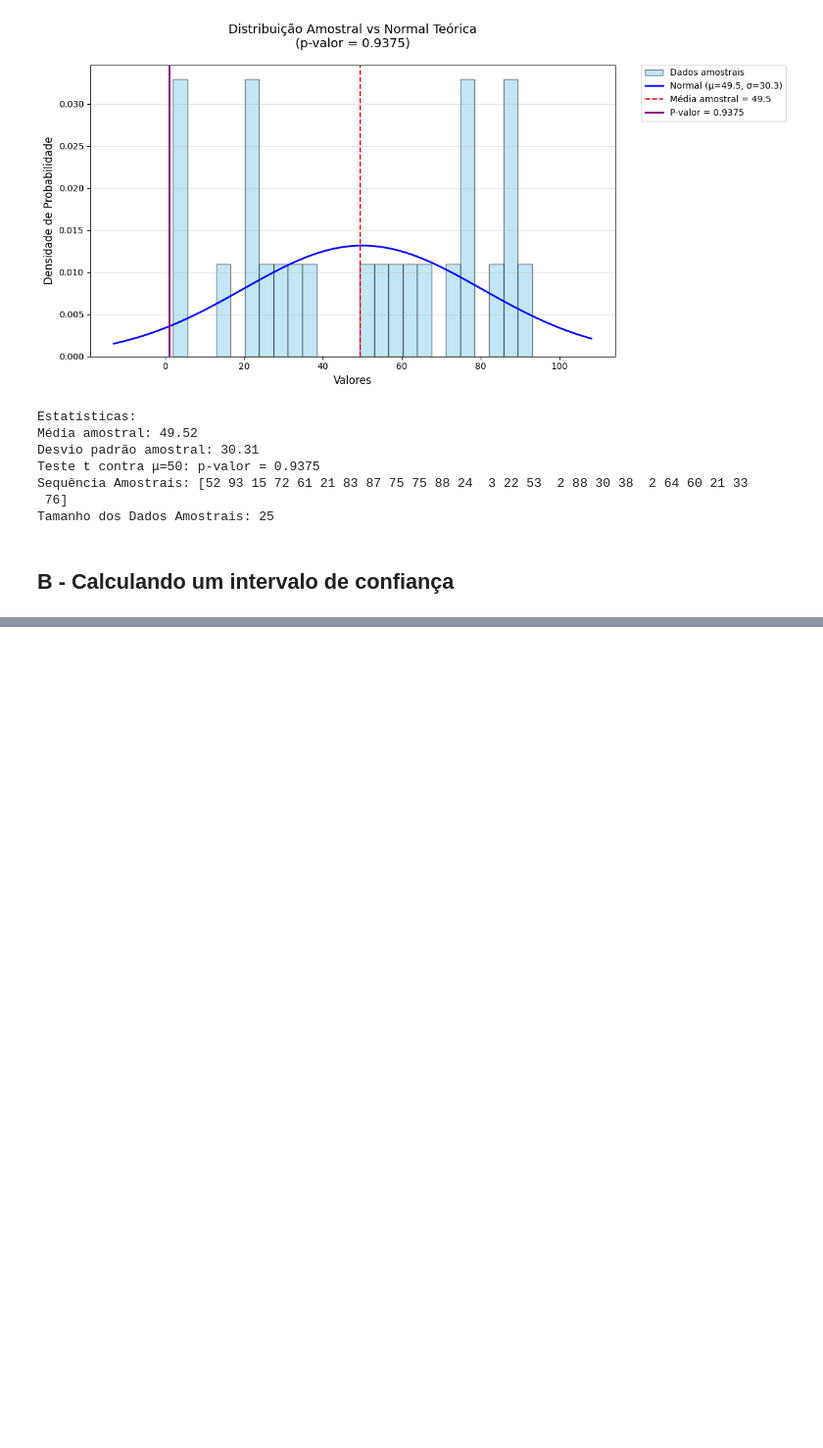
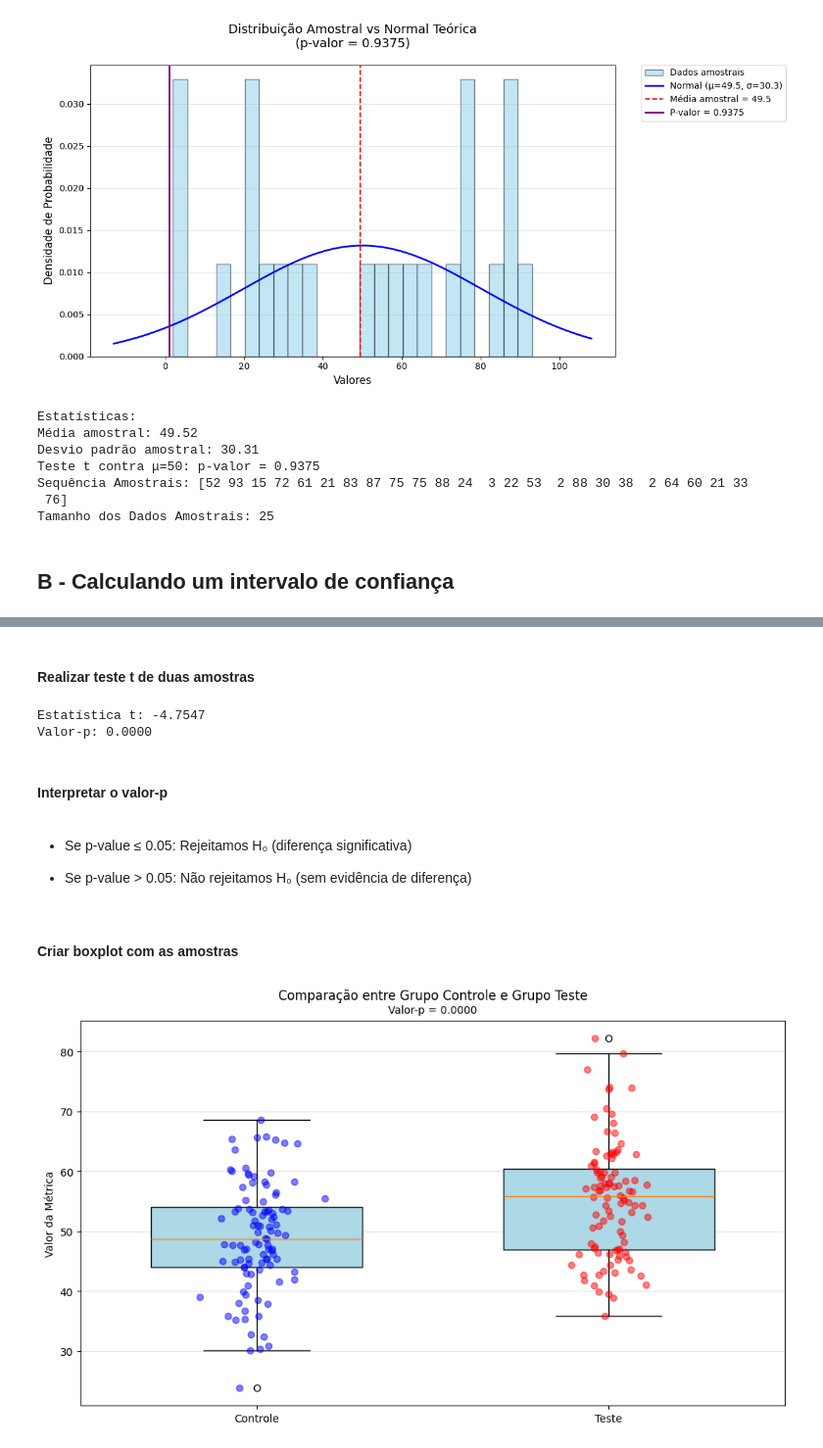
Before and after one commit to MatheuseduPinheiro/Atividade-4---Fundamentos, a Jupyter notebook: index.ipynb, the cells around one changed output, grey strips where cells are left out. Shown at 98% size. Drawn from its saved outputs; the diff is of its cells as text; code cells hidden in the pictures; blank space fills up the shorter version.

Commit message:
Aplicação do P-value na Hipotese Nula

```diff
--- a/index.ipynb
+++ b/index.ipynb
@@ -402,0 +459,7 @@ between 57.074 and 67.126
+# %%
+# Semente para reproduzibilidade
+np.random.seed(42)
+
+# Criar dados simulados
+grupo_controle = np.random.normal(loc=50, scale=10, size=100)
+grupo_teste = np.random.normal(loc=55, scale=10, size=100)
@@ -402,0 +472,49 @@ between 57.074 and 67.126
+# %% [markdown]
+#### Realizar teste t de duas amostras
+# %%
+# Realizar teste t
+t_stat, p_value = stats.ttest_ind(grupo_controle, grupo_teste)
+
+print(f"Estatística t: {t_stat:.4f}")
+print(f"Valor-p: {p_value:.4f}")
+# %% [output]
+Estatística t: -4.7547
+Valor-p: 0.0000
+# %% [markdown]
+#### Interpretar o valor-p
+# %% [markdown]
+- Se p-value ≤ 0.05: Rejeitamos H₀ (diferença significativa)
+
+- Se p-value > 0.05: Não rejeitamos H₀ (sem evidência de diferença)
+# %% [markdown]
+#### Criar boxplot com as amostras
+# %%
+plt.figure(figsize=(10, 6))
+
+# Boxplot
+plt.boxplot([grupo_controle, grupo_teste],
+            positions=[1, 2],
+            widths=0.6,
+            patch_artist=True,
+            boxprops=dict(facecolor='lightblue'))
+
+# Plotar pontos individuais (amostras)
+for i in range(len(grupo_controle)):
+    plt.plot(1 + np.random.normal(0, 0.05), grupo_controle[i], 'o', color='blue', alpha=0.5)
+for i in range(len(grupo_teste)):
+    plt.plot(2 + np.random.normal(0, 0.05), grupo_teste[i], 'o', color='red', alpha=0.5)
+
+# Adicionar título e labels
+plt.title('Comparação entre Grupo Controle e Grupo Teste', pad=20)
+plt.xticks([1, 2], ['Controle', 'Teste'])
+plt.ylabel('Valor da Métrica')
+plt.grid(axis='y', alpha=0.4)
+
+# Adicionar informação do valor-p
+plt.text(1.5, max(np.concatenate([grupo_controle, grupo_teste])) * 1.05,
+         f'Valor-p = {p_value:.4f}', ha='center')
+
+plt.tight_layout()
+plt.show()
+# %% [output]
+[figure, added]
```
Also changed, not shown: parts of 17 cells of this notebook.
